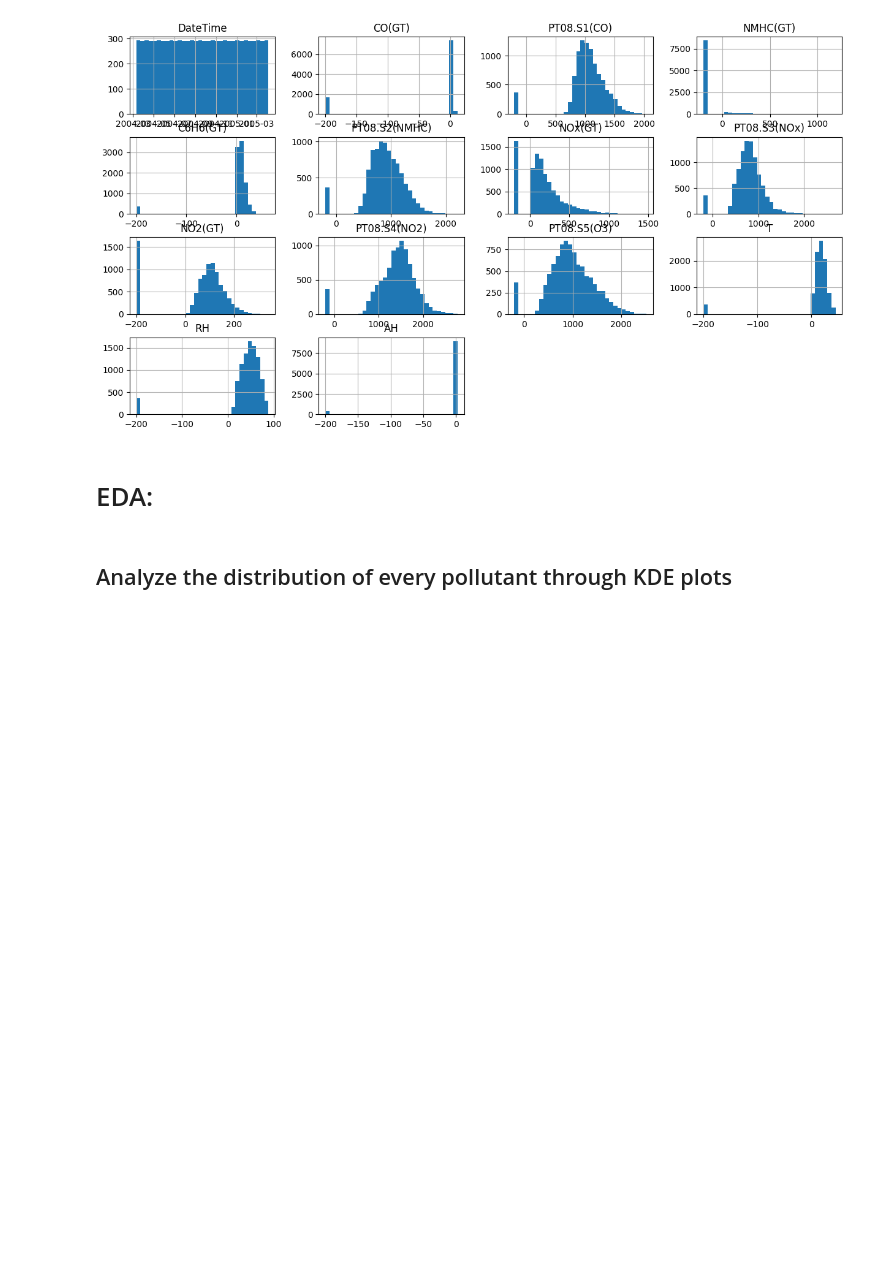
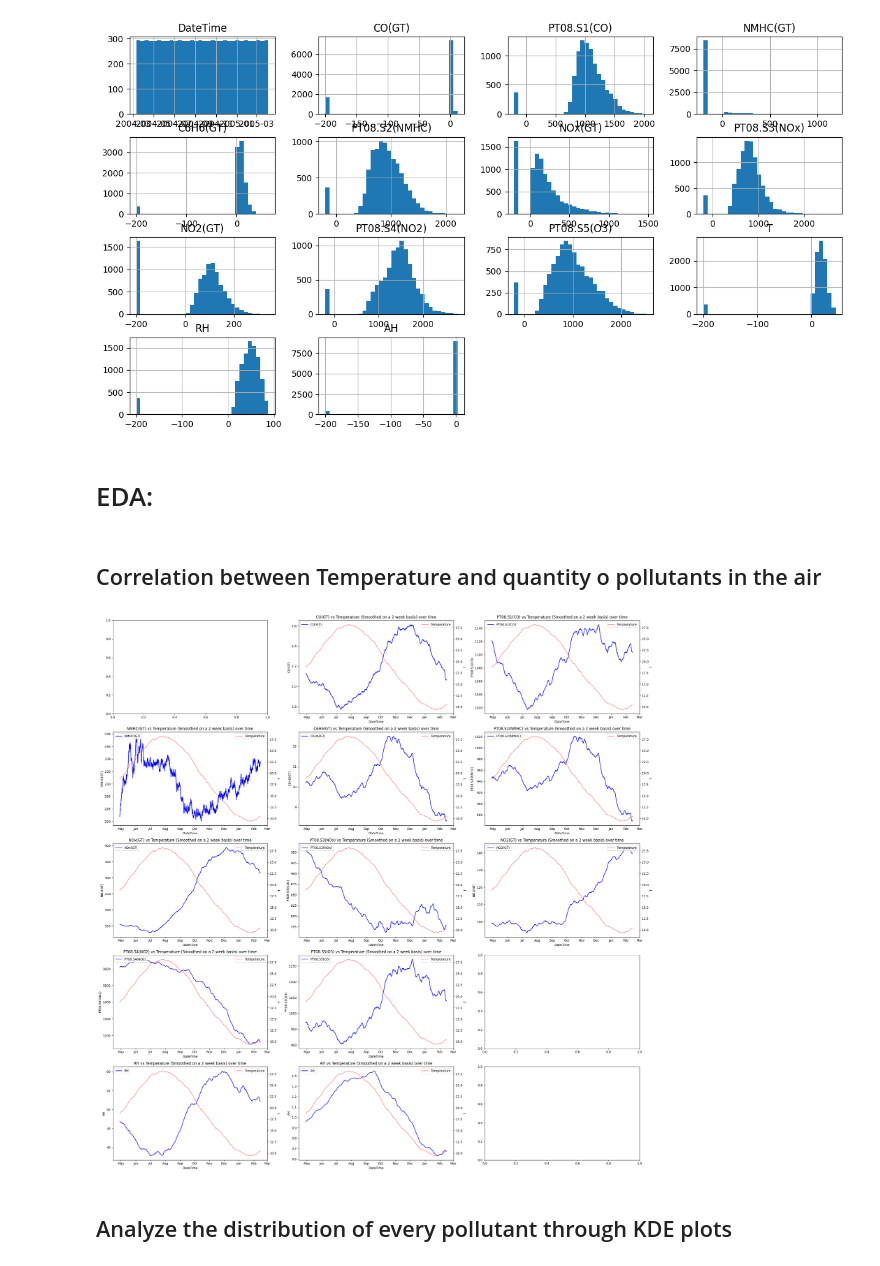
Before and after one commit to tbimbato/Air-Quality-EDA, a Jupyter notebook: Eda01.ipynb, the cells around one changed output. Cells and saved outputs as stored; diff of their text form; code cells hidden in the pictures; blank space fills up the shorter version.

```diff
--- a/Eda01.ipynb
+++ b/Eda01.ipynb
@@ -325,6 +327,50 @@ plt.show()
 [figure]
 # %% [markdown]
 # EDA:
+# %% [markdown]
+## Correlation between Temperature and quantity o pollutants in the air
+# %%
+# Determine the number of columns and rows for the grid
+num_cols = len(aiq_data.columns) - 1  # Exclude 'DateTime'
+num_rows = math.ceil(num_cols / 3) # 3 columns per row
+
+
+
+# Extract month and create a new column for month names
+aiq_data['Month'] = aiq_data['DateTime'].dt.strftime('%b')  # Short month names (e.g., Jan, Feb)
+
+# Create a figure and axes
+fig, axes = plt.subplots(num_rows, 3, figsize=(25, 5 * num_rows))
+axes = axes.flatten()
+
+# Plot the data
+for i, col in enumerate(aiq_data.columns):
+    if col == 'DateTime' or col == 'Month' or col == 'T':  # Skip DateTime and Temperature column
+        continue
+    else:
+        smoothed_values = aiq_data[col].rolling(window=2352, center=True).mean()  # Adjust window size
+        temperature = aiq_data['T'].rolling(window=2352, center=True).mean()  # Smooth temperature
+
+        # Plot the smoothed values on the primary y-axis
+        sb.lineplot(x=aiq_data['DateTime'], y=smoothed_values, ax=axes[i], label=col, color='blue')
+        axes[i].set_title(f'{col} vs Temperature (Smoothed on a 2 week basis) over time')
+
+        # Create a secondary y-axis for temperature
+        ax2 = axes[i].twinx()  # Create twin axes sharing the same x-axis
+        sb.lineplot(x=aiq_data['DateTime'], y=temperature, ax=ax2, label='Temperature', color='red', alpha=0.5)
+
+        # Format x-axis to display months
+        axes[i].xaxis.set_major_formatter(mdates.DateFormatter('%b'))  # Month format
+        axes[i].xaxis.set_major_locator(mdates.MonthLocator())  # Tick for each month
+
+        # Add legends to both axes
+        axes[i].legend(loc='upper left')
+        ax2.legend(loc='upper right')
+
+plt.tight_layout()
+plt.show()
+# %% [output]
+[figure, added]
 # %% [markdown]
 ## Analyze the distribution of every pollutant through KDE plots
 # %%
```
Also changed, not shown: parts of 5 cells of this notebook, 1 other file.
